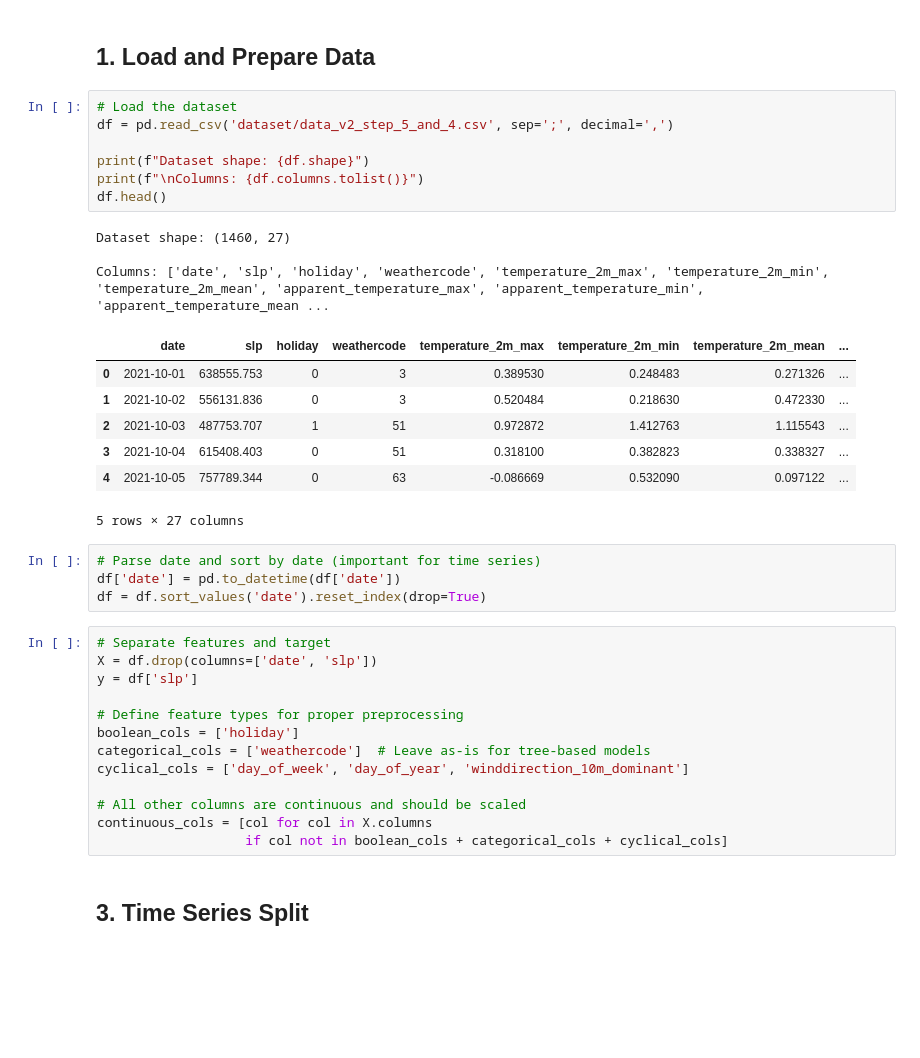
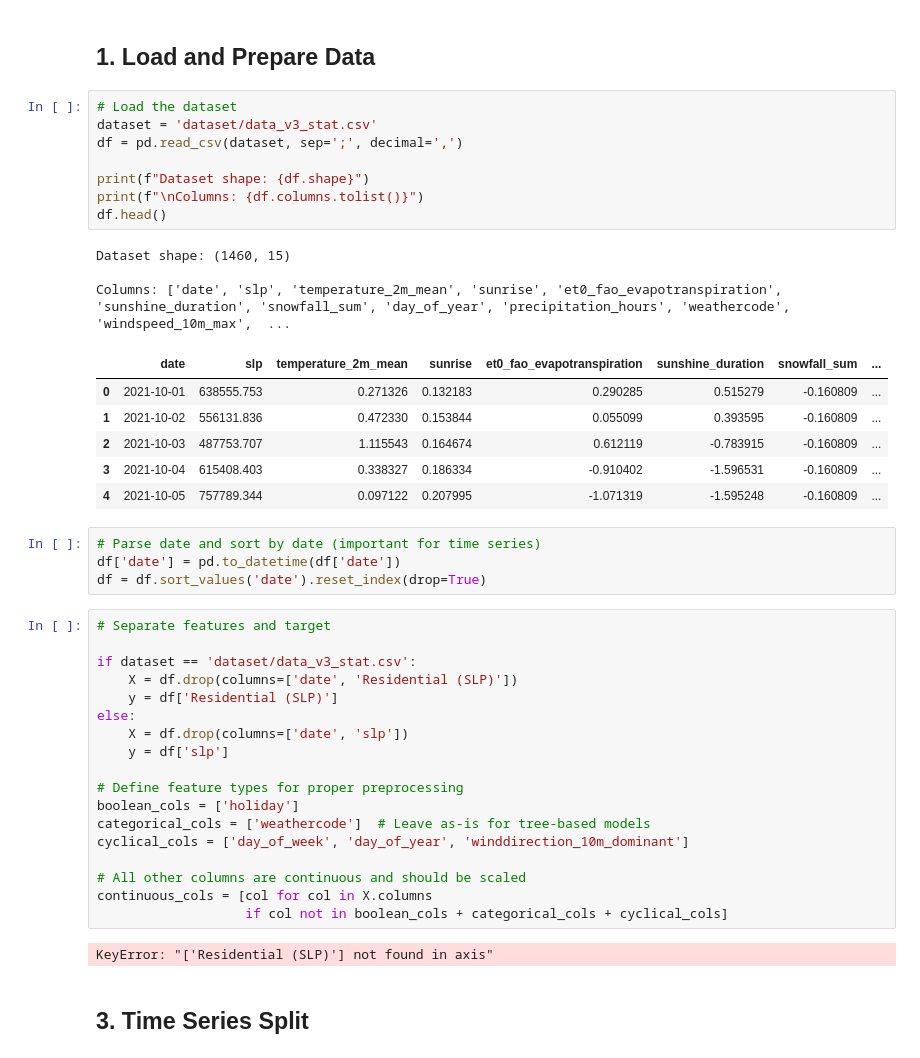
Before and after one commit to DiPalmaGiuseppe/DataScience-Project, a Jupyter notebook: src/3_model_finetuning.ipynb, the cells around one changed output. Saved outputs shown, nothing was run; the diff lists cells and outputs as text; blank space fills up the shorter version.

Commit message:
small fix in datasets

```diff
--- a/src/3_model_finetuning.ipynb
+++ b/src/3_model_finetuning.ipynb
@@ -20,30 +20,35 @@ warnings.filterwarnings('ignore')
 ## 1. Load and Prepare Data
 # %%
 # Load the dataset
-df = pd.read_csv('dataset/data_v2_step_5_and_4.csv', sep=';', decimal=',')
+dataset = 'dataset/data_v3_stat.csv'
+df = pd.read_csv(dataset, sep=';', decimal=',')
 
 print(f"Dataset shape: {df.shape}")
 print(f"\nColumns: {df.columns.tolist()}")
 df.head()
 # %% [output]
-Dataset shape: (1460, 27)
+Dataset shape: (1460, 15)
 
-Columns: ['date', 'slp', 'holiday', 'weathercode', 'temperature_2m_max', 'temperature_2m_min', 'temperature_2m_mean', 'apparent_temperature_max', 'apparent_temperature_min', 'apparent_temperature_mean ...
+Columns: ['date', 'slp', 'temperature_2m_mean', 'sunrise', 'et0_fao_evapotranspiration', 'sunshine_duration', 'snowfall_sum', 'day_of_year', 'precipitation_hours', 'weathercode', 'windspeed_10m_max',  ...
-|  | date | slp | holiday | weathercode | temperature_2m_max | temperature_2m_min | temperature_2m_mean | ... |
-| 0 | 2021-10-01 | 638555.753 | 0 | 3 | 0.389530 | 0.248483 | 0.271326 | ... |
-| 1 | 2021-10-02 | 556131.836 | 0 | 3 | 0.520484 | 0.218630 | 0.472330 | ... |
-| 2 | 2021-10-03 | 487753.707 | 1 | 51 | 0.972872 | 1.412763 | 1.115543 | ... |
-| 3 | 2021-10-04 | 615408.403 | 0 | 51 | 0.318100 | 0.382823 | 0.338327 | ... |
-| 4 | 2021-10-05 | 757789.344 | 0 | 63 | -0.086669 | 0.532090 | 0.097122 | ... |
+|  | date | slp | temperature_2m_mean | sunrise | et0_fao_evapotranspiration | sunshine_duration | snowfall_sum | ... |
+| 0 | 2021-10-01 | 638555.753 | 0.271326 | 0.132183 | 0.290285 | 0.515279 | -0.160809 | ... |
+| 1 | 2021-10-02 | 556131.836 | 0.472330 | 0.153844 | 0.055099 | 0.393595 | -0.160809 | ... |
+| 2 | 2021-10-03 | 487753.707 | 1.115543 | 0.164674 | 0.612119 | -0.783915 | -0.160809 | ... |
+| 3 | 2021-10-04 | 615408.403 | 0.338327 | 0.186334 | -0.910402 | -1.596531 | -0.160809 | ... |
+| 4 | 2021-10-05 | 757789.344 | 0.097122 | 0.207995 | -1.071319 | -1.595248 | -0.160809 | ... |
-5 rows × 27 columns
 # %%
 # Parse date and sort by date (important for time series)
 df['date'] = pd.to_datetime(df['date'])
 df = df.sort_values('date').reset_index(drop=True)
 # %%
 # Separate features and target
-X = df.drop(columns=['date', 'slp'])
-y = df['slp']
+
+if dataset == 'dataset/data_v3_stat.csv':
+    X = df.drop(columns=['date', 'Residential (SLP)'])
+    y = df['Residential (SLP)']
+else:
+    X = df.drop(columns=['date', 'slp'])
+    y = df['slp']
 
 # Define feature types for proper preprocessing
 boolean_cols = ['holiday']
@@ -53,6 +58,8 @@ cyclical_cols = ['day_of_week', 'day_of_year', 'winddirection_10m_dominant']
 # All other columns are continuous and should be scaled
 continuous_cols = [col for col in X.columns
                    if col not in boolean_cols + categorical_cols + cyclical_cols]
+# %% [output]
+KeyError: "['Residential (SLP)'] not found in axis"
 # %% [markdown]
 ## 3. Time Series Split
 # %%
```
Also changed, not shown: 4 other files.
